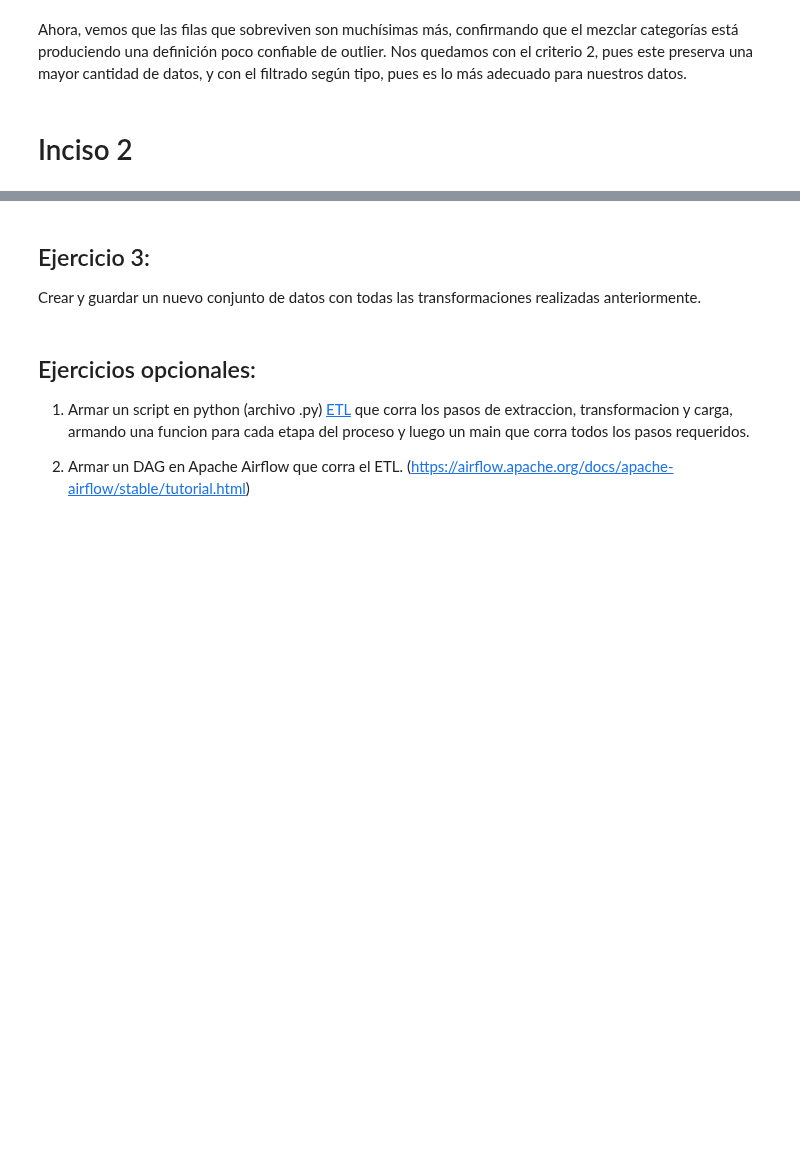
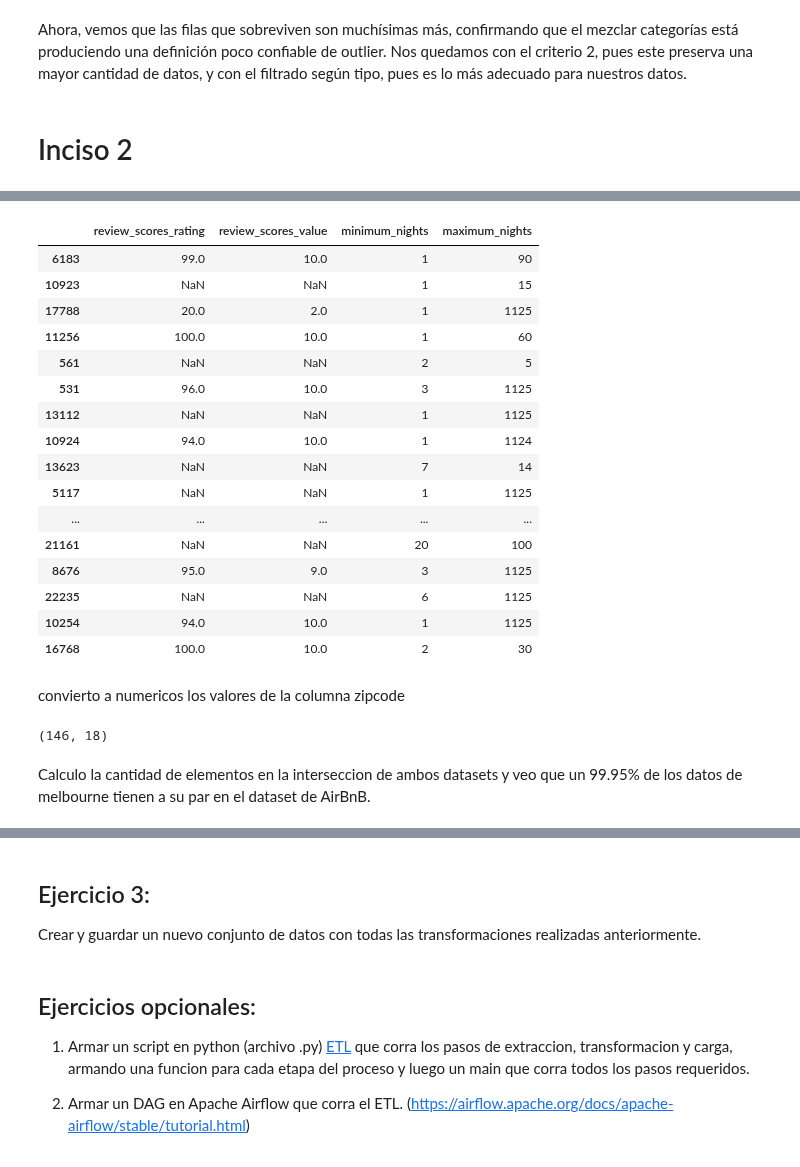
Before and after one commit to JeroFotinos/diplo_datos, a Jupyter notebook: Consignas_Entregable AEyC - Parte 1.ipynb, the cells around one changed output, grey strips where cells are left out. Cells and saved outputs as stored; diff of their text form; code cells hidden in the pictures; blank space fills up the shorter version.

```diff
--- a/Consignas_Entregable AEyC - Parte 1.ipynb
+++ b/Consignas_Entregable AEyC - Parte 1.ipynb
@@ -903,0 +816,22 @@ merged_sales_df.sample(5)
+# %%
+airbnb_df[['review_scores_rating','review_scores_value','minimum_nights','maximum_nights']].sample(20)
+# %% [output]
+|  | review_scores_rating | review_scores_value | minimum_nights | maximum_nights |
+| 6183 | 99.0 | 10.0 | 1 | 90 |
+| 10923 | NaN | NaN | 1 | 15 |
+| 17788 | 20.0 | 2.0 | 1 | 1125 |
+| 11256 | 100.0 | 10.0 | 1 | 60 |
+| 561 | NaN | NaN | 2 | 5 |
+| 531 | 96.0 | 10.0 | 3 | 1125 |
+| 13112 | NaN | NaN | 1 | 1125 |
+| 10924 | 94.0 | 10.0 | 1 | 1124 |
+| 13623 | NaN | NaN | 7 | 14 |
+| 5117 | NaN | NaN | 1 | 1125 |
+| ... | ... | ... | ... | ... |
+| 21161 | NaN | NaN | 20 | 100 |
+| 8676 | 95.0 | 9.0 | 3 | 1125 |
+| 22235 | NaN | NaN | 6 | 1125 |
+| 10254 | 94.0 | 10.0 | 1 | 1125 |
+| 16768 | 100.0 | 10.0 | 2 | 30 |
+# %% [markdown]
+convierto a numericos los valores de la columna zipcode
@@ -903,0 +842,6 @@ merged_sales_df.sample(5)
+# %%
+airbnb_df[airbnb_df['zipcode_int'] == 0].shape    #this is not neccesary
+# %% [output]
+(146, 18)
+# %% [markdown]
+Calculo la cantidad de elementos en la interseccion de ambos datasets y veo que un 99.95% de los datos de melbourne tienen a su par en el dataset de AirBnB.
```
Also changed, not shown: parts of 45 cells of this notebook, 1 other file.
